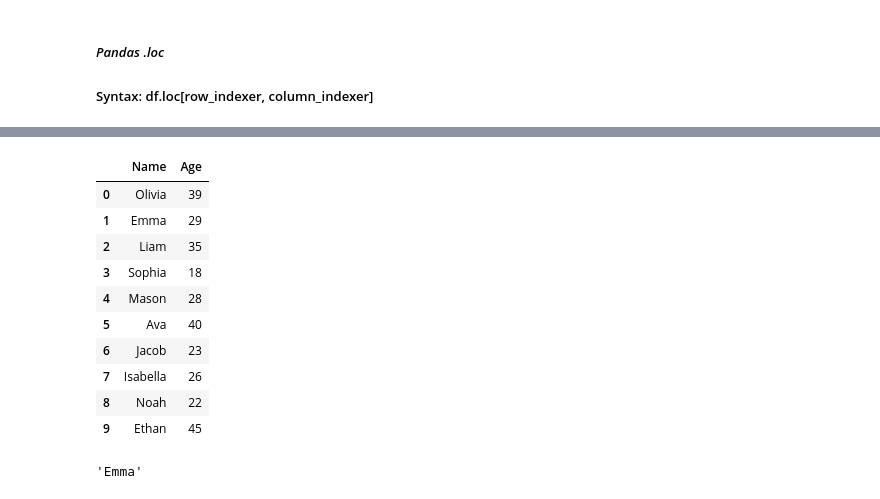
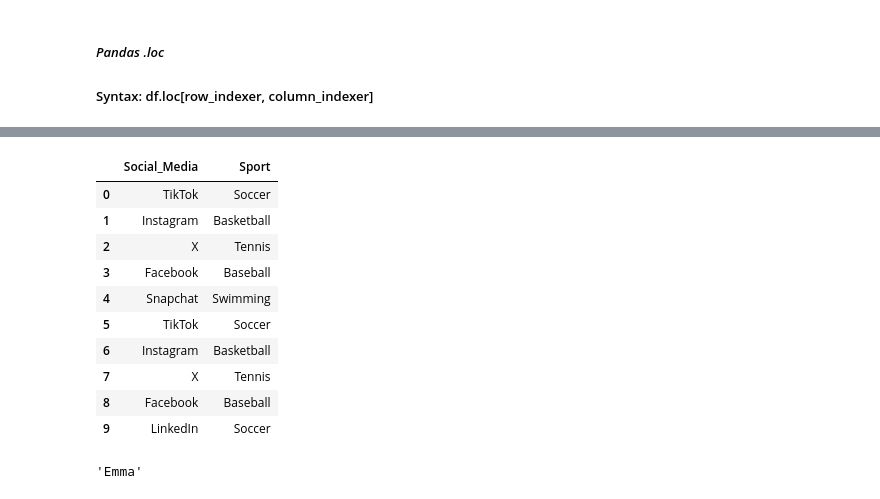
Before and after one commit to ragogzheyan/Course_Work, a Jupyter notebook: demo_1/sample_M2W2.ipynb, the cells around one changed output, grey strips where cells are left out. Cells and saved outputs as stored; diff of their text form; code cells hidden in the pictures.

```diff
--- a/demo_1/sample_M2W2.ipynb
+++ b/demo_1/sample_M2W2.ipynb
@@ -97,17 +77,17 @@ row_list
-# %%
-# Access a list of columns
-column_list = df.loc[:,['Name', 'Age']] # [:] indicates that all the rows are to be selected
-column_list
-# %% [output]
-|  | Name | Age |
-| 0 | Olivia | 39 |
-| 1 | Emma | 29 |
-| 2 | Liam | 35 |
-| 3 | Sophia | 18 |
-| 4 | Mason | 28 |
-| 5 | Ava | 40 |
-| 6 | Jacob | 23 |
-| 7 | Isabella | 26 |
-| 8 | Noah | 22 |
-| 9 | Ethan | 45 |
+# %%
+# Select specific columns from all rows
+column_list = df.loc[:,['Social_Media', 'Sport']] # # Use ':' to select all rows
+column_list
+# %% [output]
+|  | Social_Media | Sport |
+| 0 | TikTok | Soccer |
+| 1 | Instagram | Basketball |
+| 2 | X | Tennis |
+| 3 | Facebook | Baseball |
+| 4 | Snapchat | Swimming |
+| 5 | TikTok | Soccer |
+| 6 | Instagram | Basketball |
+| 7 | X | Tennis |
+| 8 | Facebook | Baseball |
+| 9 | LinkedIn | Soccer |
 # %%
```
Also changed, not shown: parts of 24 cells of this notebook, 2 other files.
